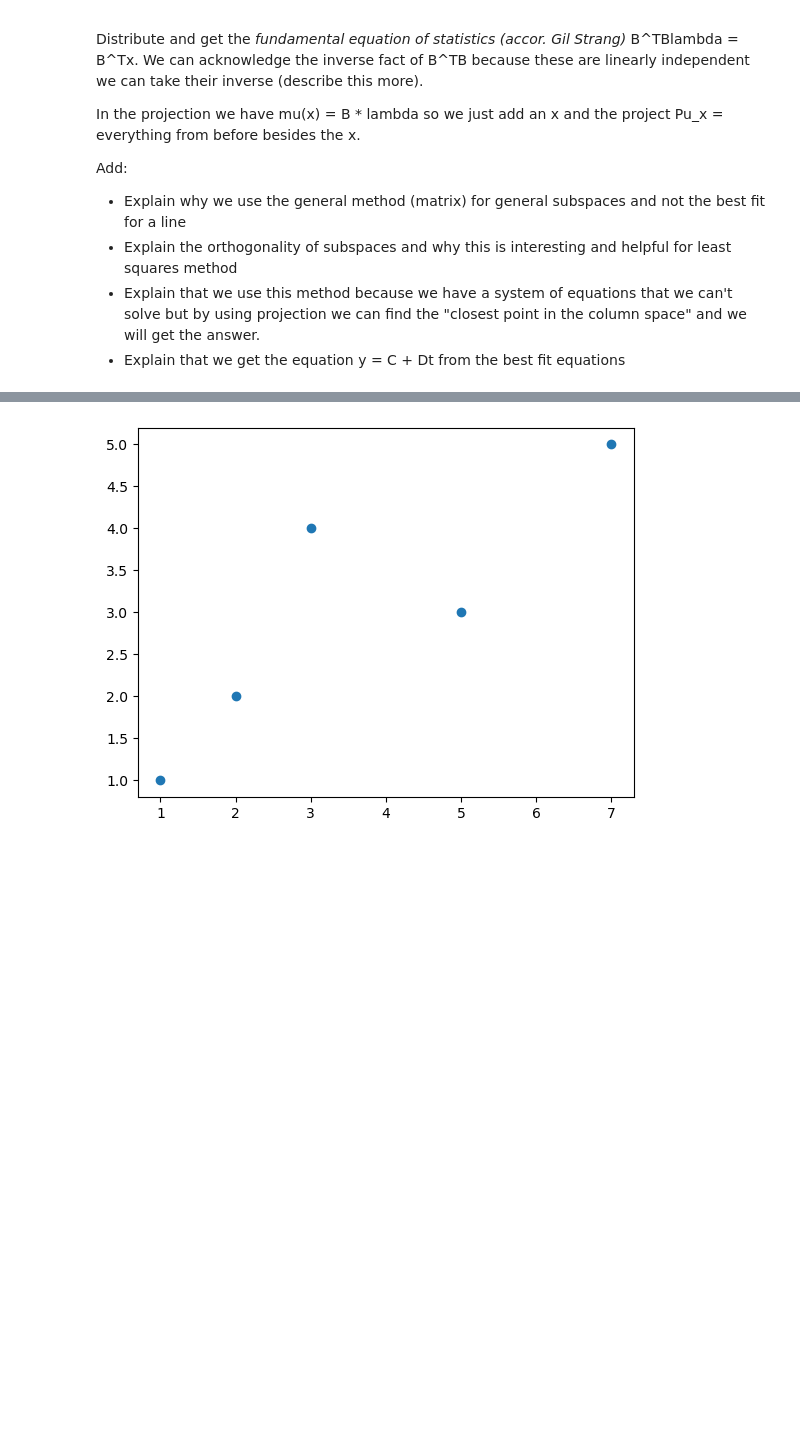
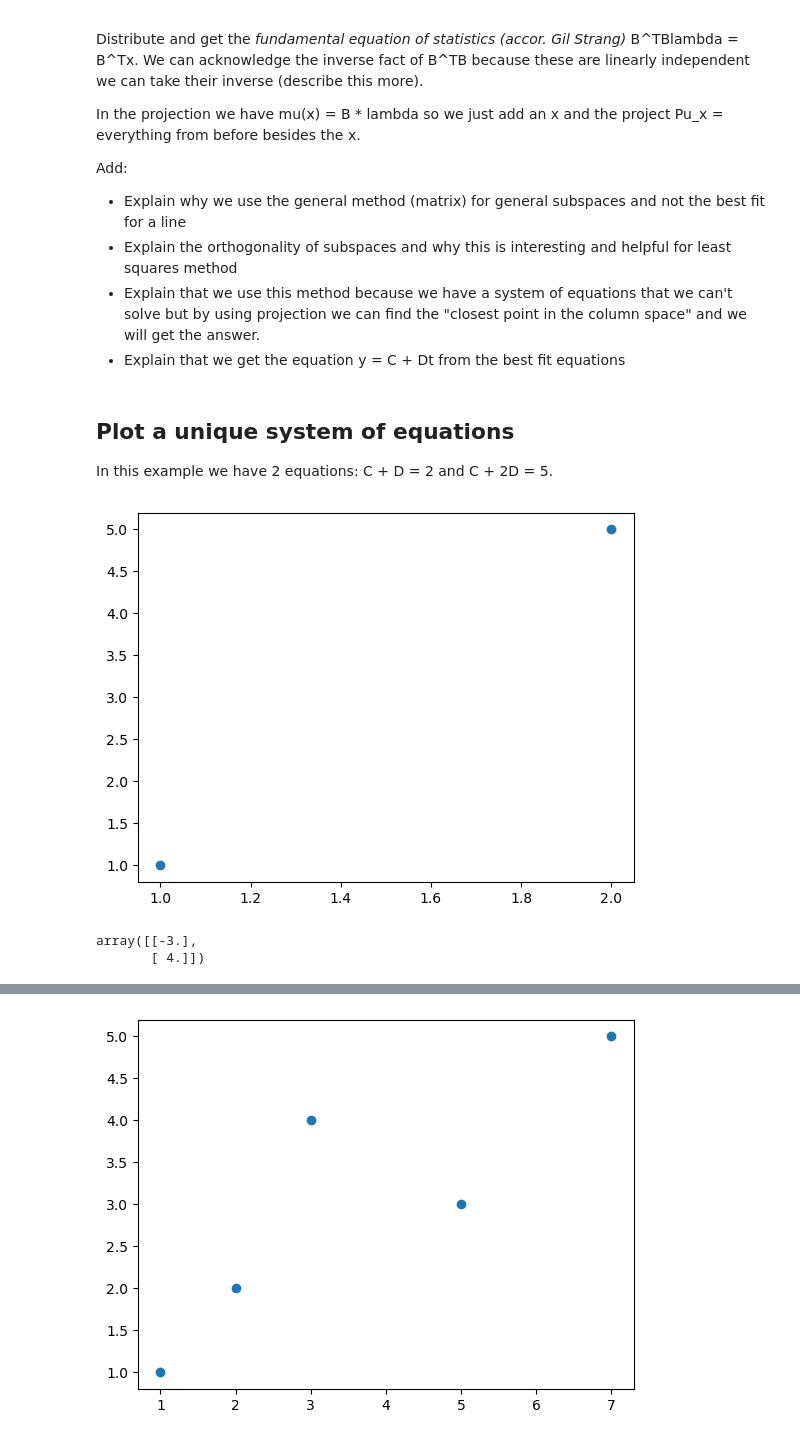
Before and after one commit to zaynpatel/TAAS, a Jupyter notebook: Deliverable_1/Least_Squares.ipynb, the cells around one changed output, grey strips where cells are left out. Saved outputs shown, nothing was run; the diff lists cells and outputs as text; code cells hidden in the pictures; blank space fills up the shorter version.

```diff
--- a/Deliverable_1/Least_Squares.ipynb
+++ b/Deliverable_1/Least_Squares.ipynb
@@ -31,3 +31,16 @@ import numpy as np
 import sympy as sp
 import random
 from matplotlib import pyplot as plt
+# %% [markdown]
+## Plot a unique system of equations
+
+In this example we have 2 equations: C + D = 2 and C + 2D = 5.
+# %%
+x = np.array([1, 2])
+y = np.array([1, 5])
+
+plt.scatter(x, y)
+plt.savefig("plotwithout_line.jpg")
+plt.show()
+# %% [output]
+[figure, added]
@@ -33,0 +50,10 @@ from matplotlib import pyplot as plt
+# %%
+# Apply normal equations
+A_unique_transpose = np.transpose(A_unique)
+A_T_A_unique = np.linalg.inv(np.matmul(A_unique_transpose, A_unique))
+A_T_b_unique = np.matmul(A_unique_transpose, b_unique)
+x_hat = np.matmul(A_T_A_unique, A_T_b_unique)
+x_hat
+# %% [output]
+array([[-3.],
+       [ 4.]])
```
Also changed, not shown: parts of 4 cells of this notebook, 7 other files.
